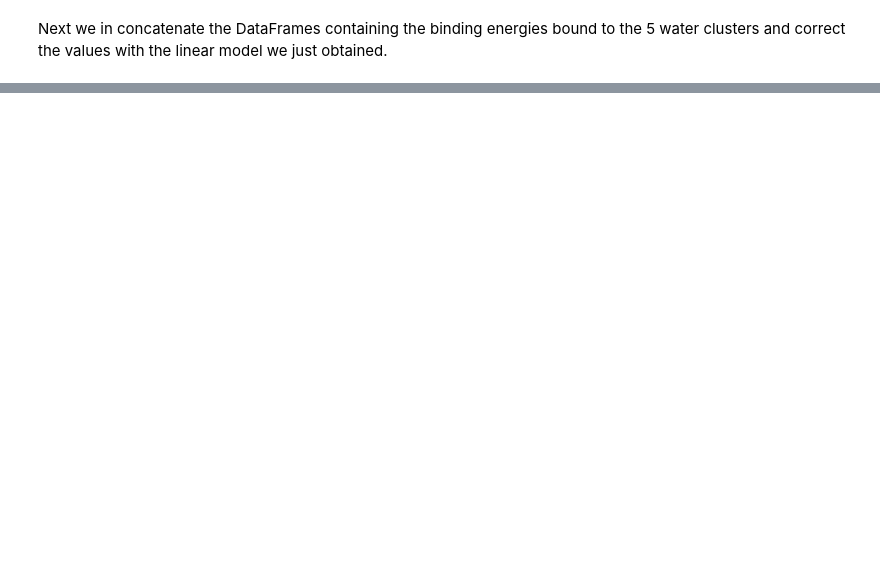
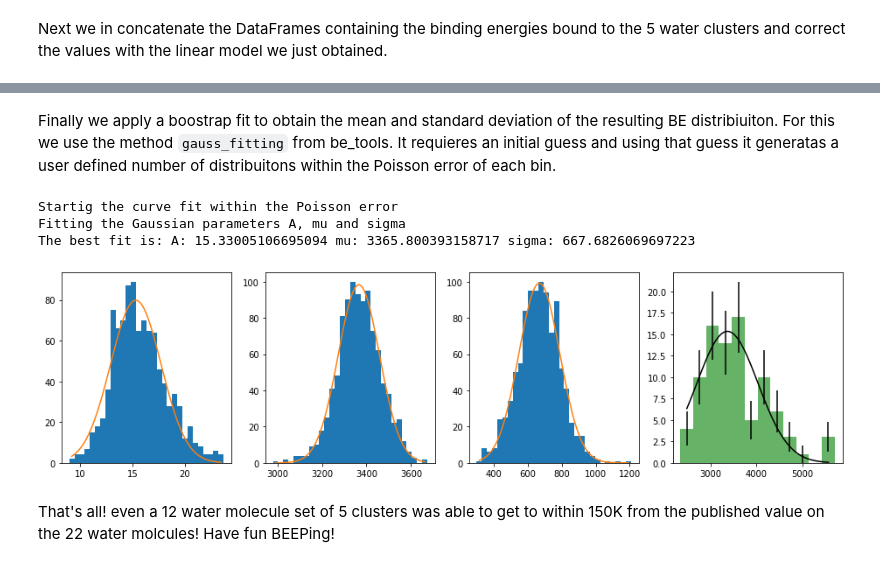
Before and after one commit to QCMM/beep, a Jupyter notebook: tutorial/data_generation/04_Hessian_and_ZPVE.ipynb, the cells around one changed output, grey strips where cells are left out. Cells and saved outputs as stored; diff of their text form; code cells hidden in the pictures; blank space fills up the shorter version.

```diff
--- a/tutorial/data_generation/04_Hessian_and_ZPVE.ipynb
+++ b/tutorial/data_generation/04_Hessian_and_ZPVE.ipynb
@@ -57,0 +129,11 @@ plt.ylabel('frequency number',size = 15)
+# %% [markdown]
+Finally we apply a boostrap fit to obtain the mean and standard deviation of the resulting BE distribiuiton. For this we use the method `gauss_fitting` from be_tools. It requieres an initial guess and using that guess it generatas a user defined number of distribuitons within the Poisson error of each bin.
+# %%
+vbest = gauss_fitting(12, v_K, [15,3200,500], nboot=1000)
+# %% [output]
+Startig the curve fit within the Poisson error
+Fitting the Gaussian parameters A, mu and sigma
+The best fit is: A: 15.33005106695094 mu: 3365.800393158717 sigma: 667.6826069697223
+[figure, added]
+# %% [markdown]
+That's all! even a 12 water molecule set of 5 clusters was able to get to within 150K from the published value on the 22 water molcules! Have fun BEEPing!
```
Also changed, not shown: parts of 9 cells of this notebook, 6 other files.
